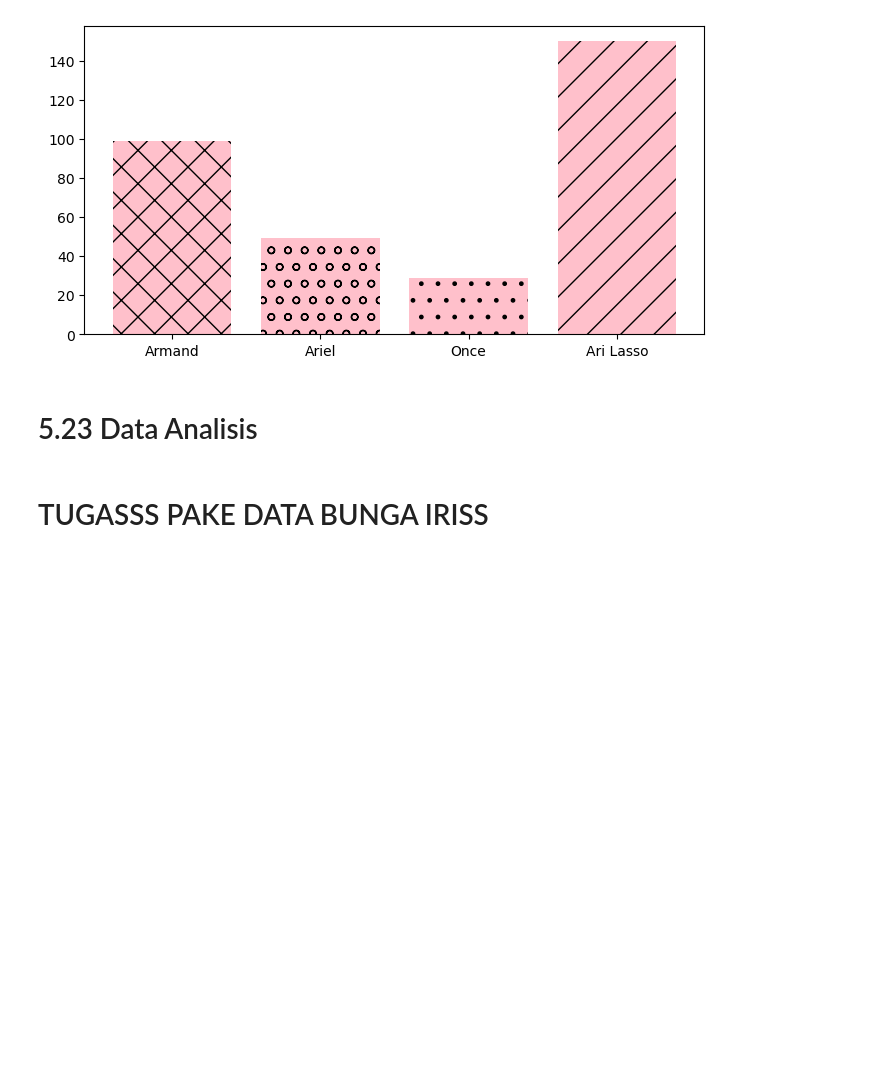
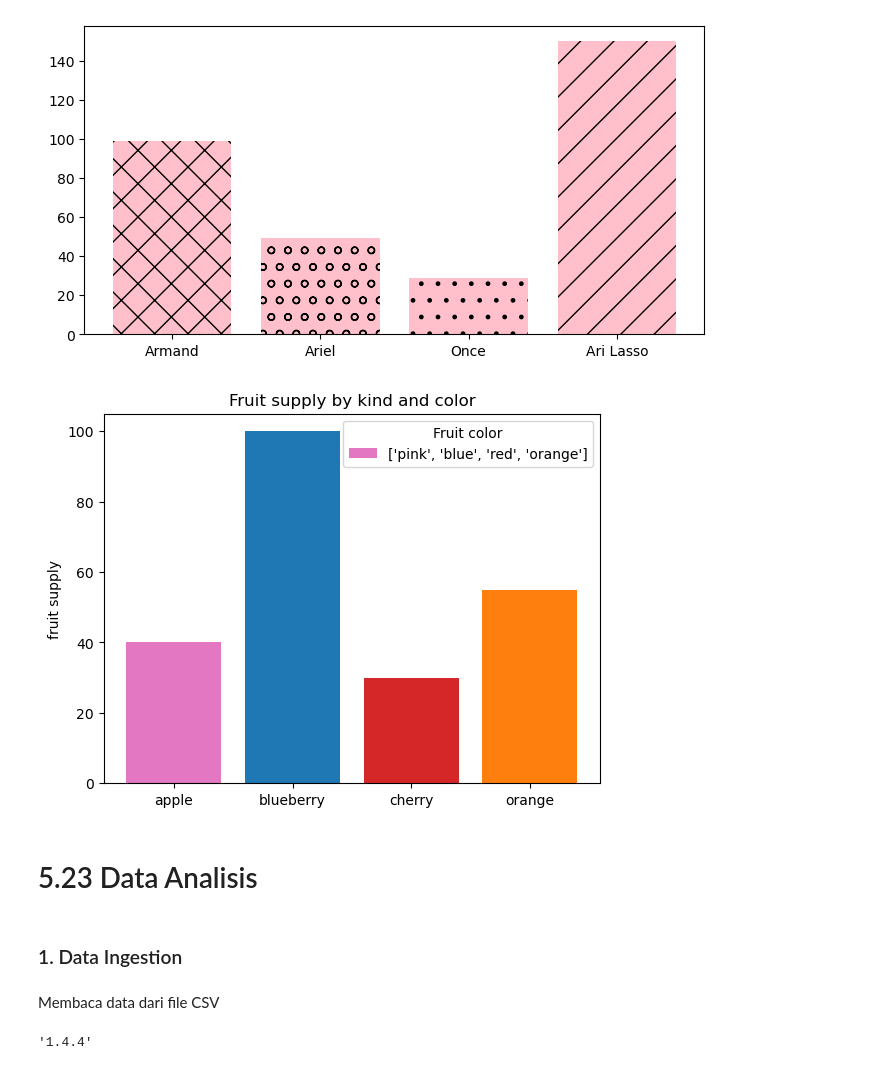
Before and after one commit to deswintadhrm/Tugas-Algoritma, a Jupyter notebook: Kuliah Minggu 6 (10 April 2023).ipynb, the cells around one changed output. Drawn from its saved outputs; the diff is of its cells as text; code cells hidden in the pictures; blank space fills up the shorter version.

```diff
--- a/Kuliah Minggu 6 (10 April 2023).ipynb
+++ b/Kuliah Minggu 6 (10 April 2023).ipynb
@@ -426,7 +457,26 @@ for bar in hist:
 plt.show()
 # %% [output]
 [figure]
+# %%
+fig, ax = plt.subplots()
+
+fruits = ['apple', 'blueberry', 'cherry', 'orange']
+counts = [40, 100, 30, 55]
+bar_labels = ['pink', 'blue', 'red', 'orange']
+bar_colors = ['tab:pink', 'tab:blue', 'tab:red', 'tab:orange']
+
+ax.bar(fruits, counts, label=bar_labels, color=bar_colors)
+
+ax.set_ylabel('fruit supply')
+ax.set_title('Fruit supply by kind and color')
+ax.legend(title='Fruit color')
+
+plt.show()
+# %% [output]
+[figure, added]
 # %% [markdown]
 # 5.23 Data Analisis
-# %% [markdown]
-# TUGASSS PAKE DATA BUNGA IRISS
+# %% [markdown]
+### 1. Data Ingestion
+# %% [markdown]
+Membaca data dari file CSV
@@ -432,0 +488,4 @@ plt.show()
+# %%
+pd.__version__  #mengecek versi pandas yang digunakan
+# %% [output]
+'1.4.4'
```
Also changed, not shown: parts of 16 cells of this notebook.
